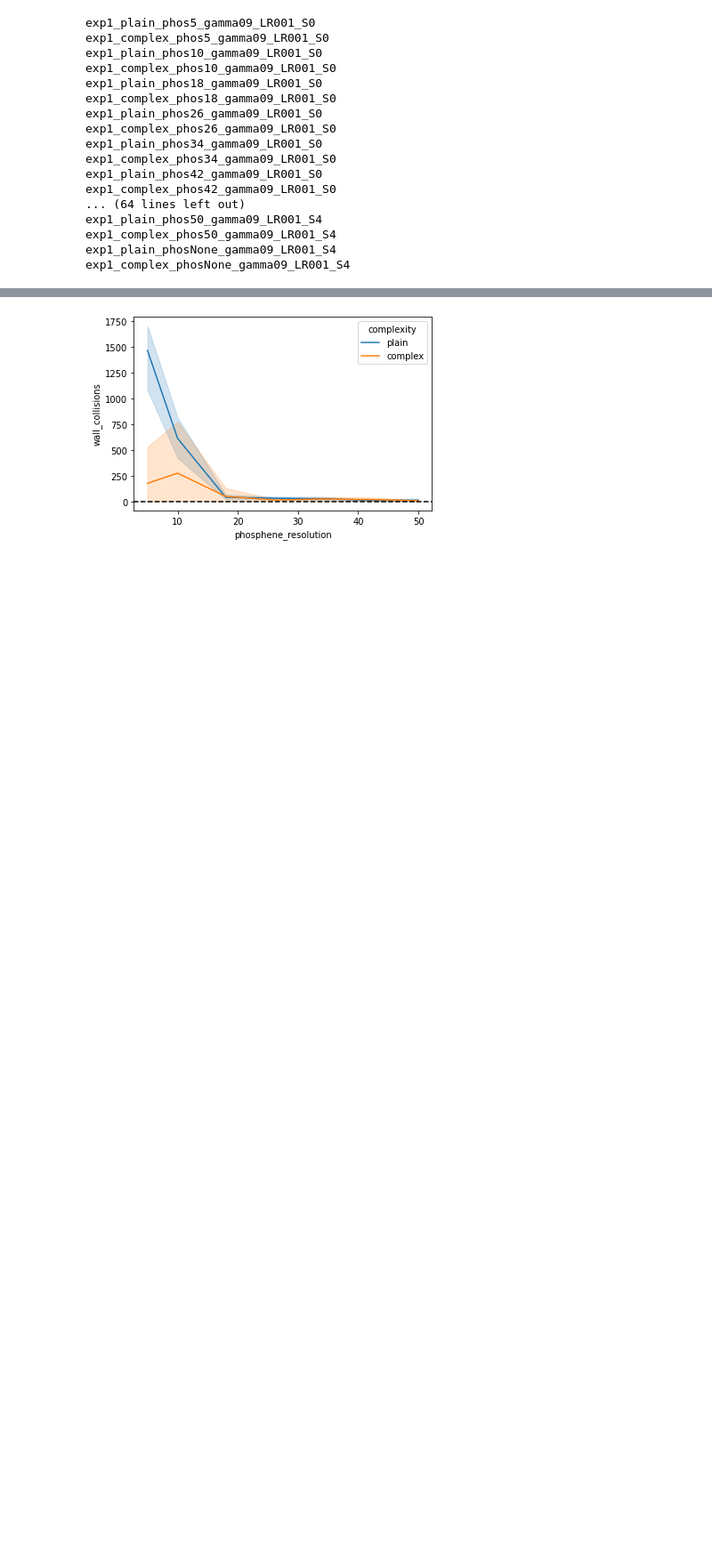
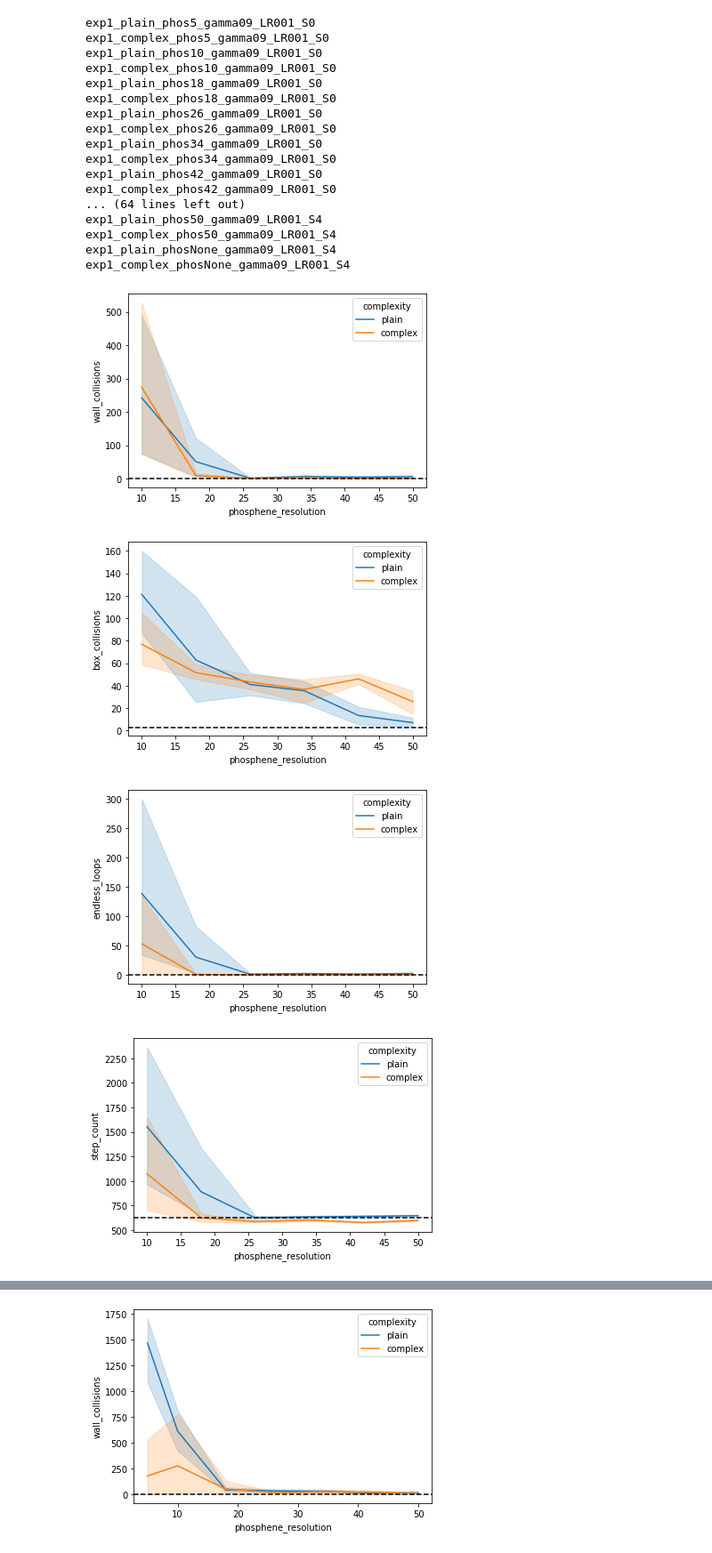
Before and after one commit to neuralcodinglab/RL-mobility, a Jupyter notebook: Python/Experiments/JAAP/Experiment 1 Evaluating multiple phosphene resolutions at different complexities [Gamma 09 LR 001].ipynb, the cells around one changed output, grey strips where cells are left out. Shown at 89% size. Saved outputs shown, nothing was run; the diff lists cells and outputs as text; code cells hidden in the pictures; blank space fills up the shorter version.

Commit message:
Exp1 performance at different phosphene resolutions

```diff
--- a/Python/Experiments/JAAP/Experiment 1 Evaluating multiple phosphene resolutions at different complexities [Gamma 09 LR 001].ipynb
+++ b/Python/Experiments/JAAP/Experiment 1 Evaluating multiple phosphene resolutions at different complexities [Gamma 09 LR 001].ipynb
@@ -535,7 +535,7 @@ OUT_PATH = 'Out/Exp1_Nov22'
 # %%
 # Image processing
 class ImageProcessor(object):
-    def __init__(self, phosphene_resolution=None, imsize=128, canny_threshold=70):
+    def __init__(self, phosphene_resolution=None, imsize=128, canny_threshold=80):
         """ @TODO
         - Extended image processing
         """
@@ -777,6 +778,16 @@ exp1_plain_phos50_gamma09_LR001_S4
 exp1_complex_phos50_gamma09_LR001_S4
 exp1_plain_phosNone_gamma09_LR001_S4
 exp1_complex_phosNone_gamma09_LR001_S4
-# %%
-data = pd.DataFrame(test_data)
-data.to_csv(os.path.join(OUT_PATH,'_test_results.csv'), index=False)
+# %%
+import seaborn as sns
+import matplotlib.pyplot as plt
+for y in ['wall_collisions','box_collisions','endless_loops','step_count', 'cumulative_reward']:
+    sns.lineplot(data=data.loc[data.phosphene_resolution>5], x='phosphene_resolution', y=y, hue='complexity')
+    plt.axhline(y=data[data.phosphene_resolution.isnull()].mean()[y], color='k', linestyle='--')
+#     plt.xlim([10,50])
+    plt.show()
+# %% [output]
+[figure, added]
+[figure, added]
+[figure, added]
+[figure, added]
```
Also changed, not shown: parts of 3 cells of this notebook.
